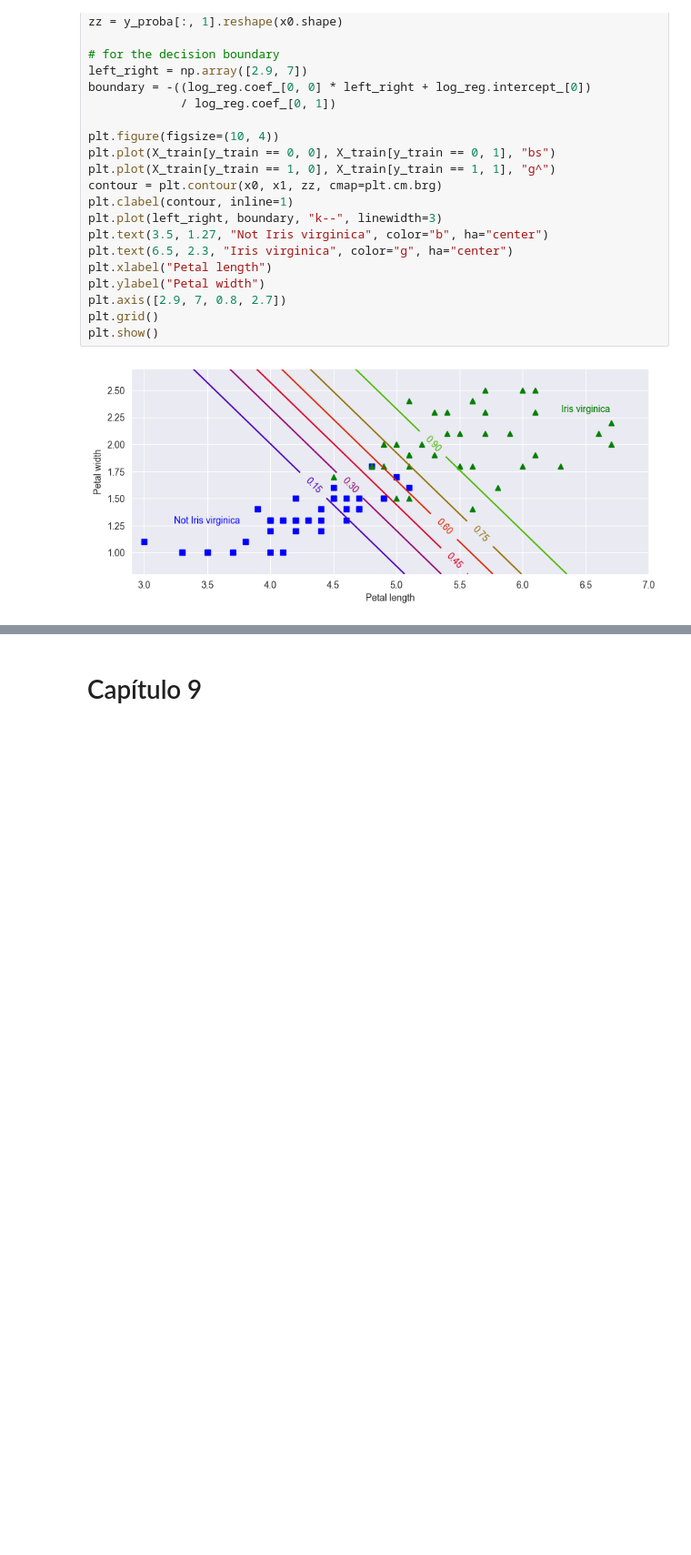
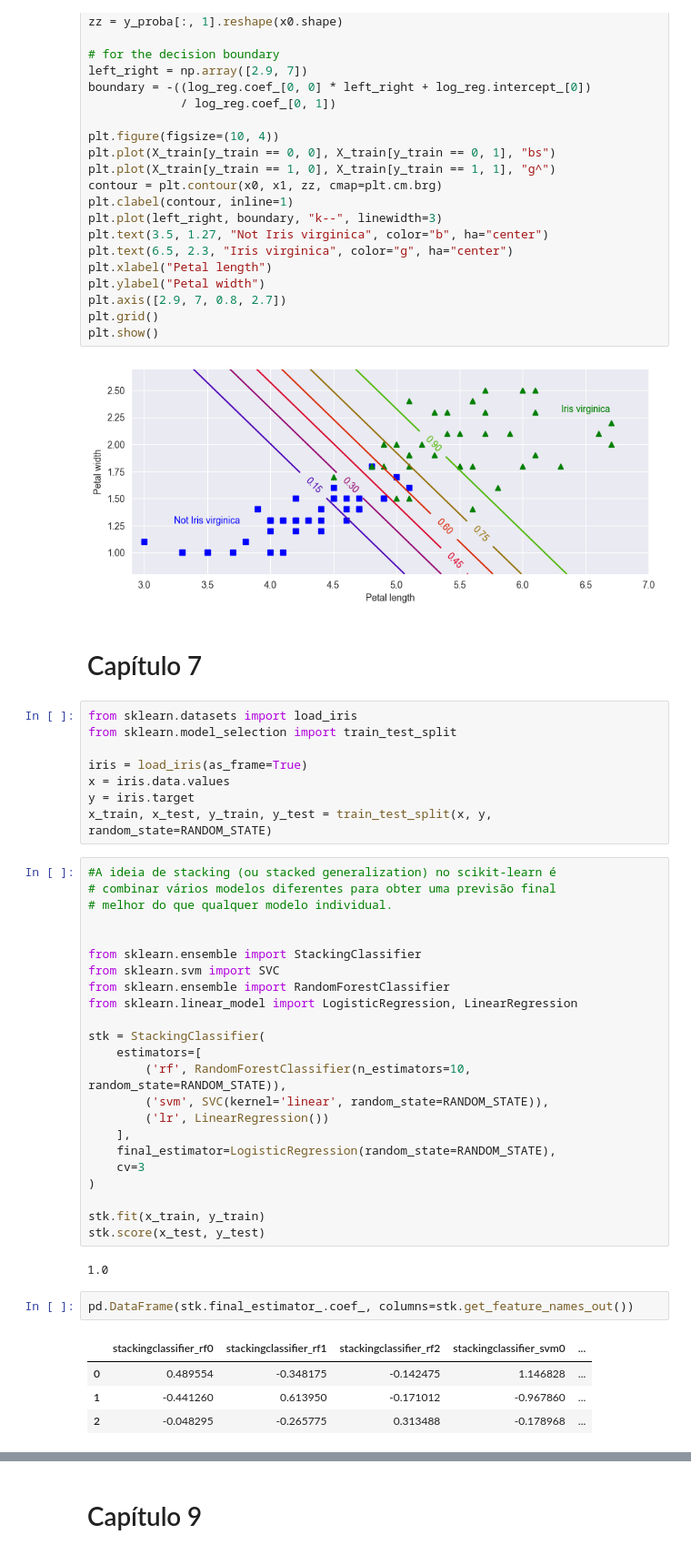
Before and after one commit to ficorrea/estudos, a Jupyter notebook: livros/HandsOnMachineLearning3ed.ipynb, the cells around one changed output, grey strips where cells are left out. Shown at 91% size. Cells and saved outputs as stored; diff of their text form; blank space fills up the shorter version.

```diff
--- a/livros/HandsOnMachineLearning3ed.ipynb
+++ b/livros/HandsOnMachineLearning3ed.ipynb
@@ -455,3 +455,45 @@ plt.grid()
 plt.show()
 # %% [output]
 [figure]
+# %% [markdown]
+# Capítulo 7
+# %%
+from sklearn.datasets import load_iris
+from sklearn.model_selection import train_test_split
+
+iris = load_iris(as_frame=True)
+x = iris.data.values
+y = iris.target
+x_train, x_test, y_train, y_test = train_test_split(x, y, random_state=RANDOM_STATE)
+# %%
+#A ideia de stacking (ou stacked generalization) no scikit-learn é
+# combinar vários modelos diferentes para obter uma previsão final
+# melhor do que qualquer modelo individual.
+
+
+from sklearn.ensemble import StackingClassifier
+from sklearn.svm import SVC
+from sklearn.ensemble import RandomForestClassifier
+from sklearn.linear_model import LogisticRegression, LinearRegression
+
+stk = StackingClassifier(
+    estimators=[
+        ('rf', RandomForestClassifier(n_estimators=10, random_state=RANDOM_STATE)),
+        ('svm', SVC(kernel='linear', random_state=RANDOM_STATE)),
+        ('lr', LinearRegression())
+    ],
+    final_estimator=LogisticRegression(random_state=RANDOM_STATE),
+    cv=3
+)
+
+stk.fit(x_train, y_train)
+stk.score(x_test, y_test)
+# %% [output]
+1.0
+# %%
+pd.DataFrame(stk.final_estimator_.coef_, columns=stk.get_feature_names_out())
+# %% [output]
+|  | stackingclassifier_rf0 | stackingclassifier_rf1 | stackingclassifier_rf2 | stackingclassifier_svm0 | ... |
+| 0 | 0.489554 | -0.348175 | -0.142475 | 1.146828 | ... |
+| 1 | -0.441260 | 0.613950 | -0.171012 | -0.967860 | ... |
+| 2 | -0.048295 | -0.265775 | 0.313488 | -0.178968 | ... |
```
Also changed, not shown: parts of 5 cells of this notebook.
